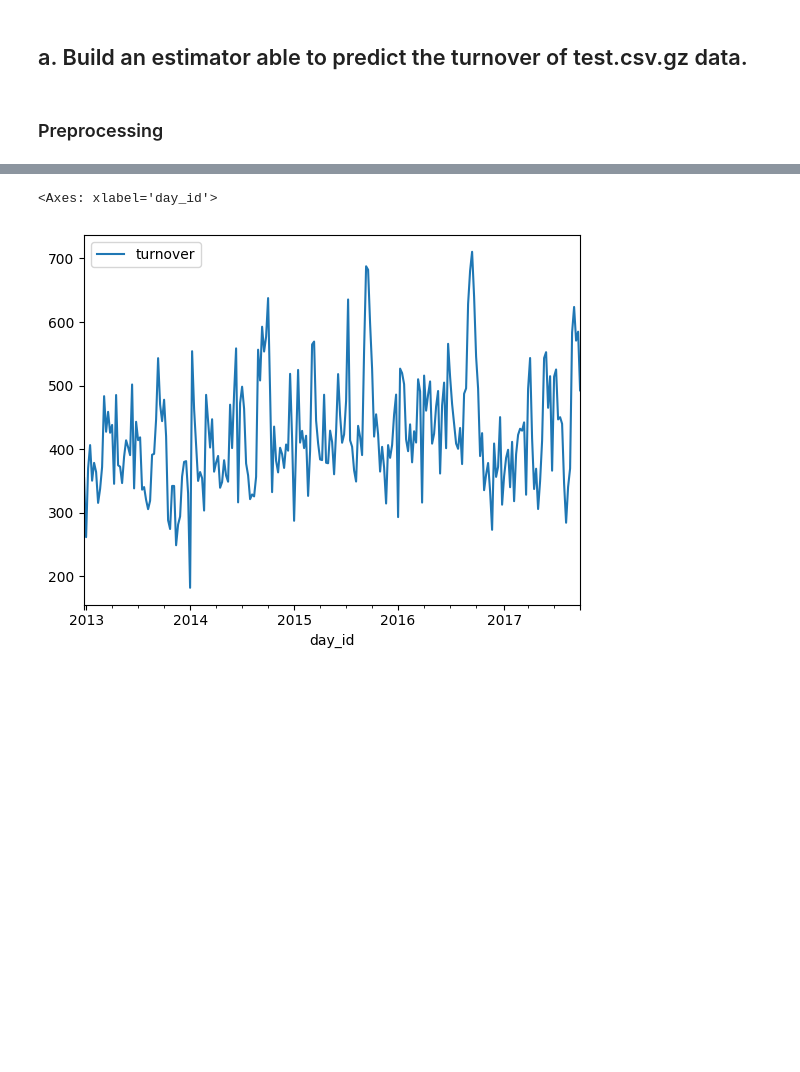
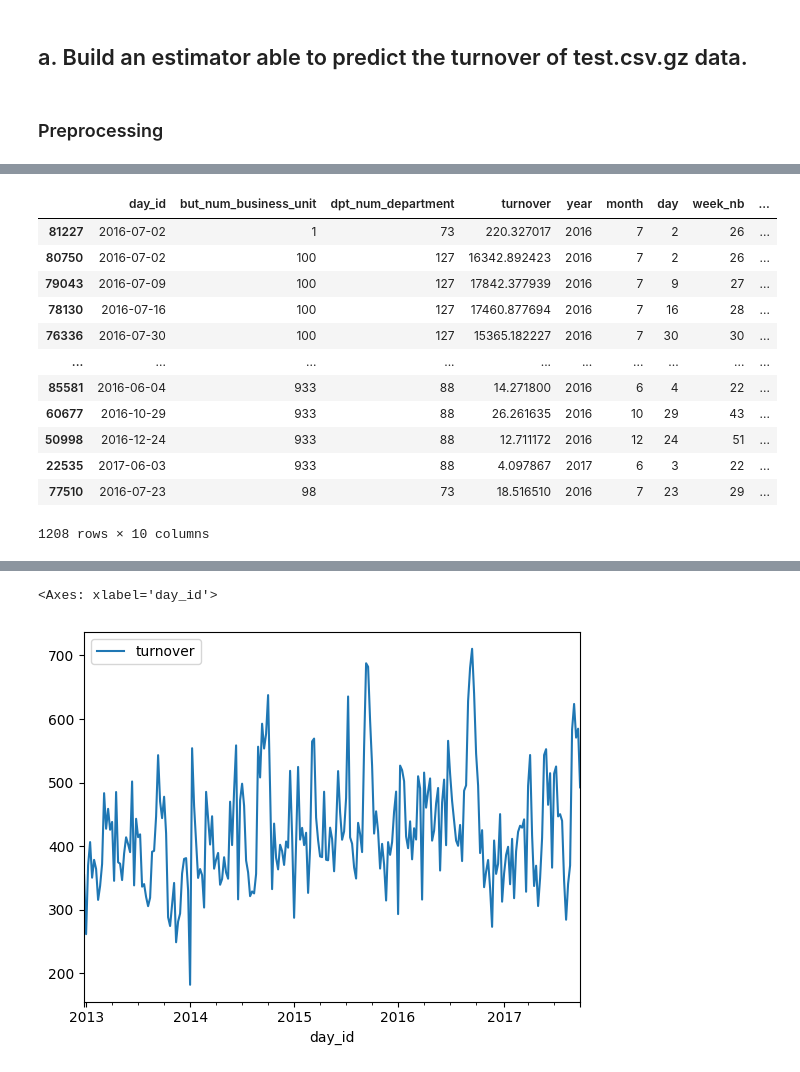
Before and after one commit to bpugnaire/retail-forecast, a Jupyter notebook: notebooks/partie3_multi-step_forecasting.ipynb, the cells around one changed output, grey strips where cells are left out. Drawn from its saved outputs; the diff is of its cells as text; code cells hidden in the pictures; blank space fills up the shorter version.

```diff
--- a/notebooks/partie3_multi-step_forecasting.ipynb
+++ b/notebooks/partie3_multi-step_forecasting.ipynb
@@ -53 +54,17 @@ for store_dep in df_train['store-dep'].unique():
     df_train.loc[df_outliers.index, 'is_outlier'] = True
+# %%
+df_train[df_train['is_outlier'] == True]
+# %% [output]
+|  | day_id | but_num_business_unit | dpt_num_department | turnover | year | month | day | week_nb | ... |
+| 81227 | 2016-07-02 | 1 | 73 | 220.327017 | 2016 | 7 | 2 | 26 | ... |
+| 80750 | 2016-07-02 | 100 | 127 | 16342.892423 | 2016 | 7 | 2 | 26 | ... |
+| 79043 | 2016-07-09 | 100 | 127 | 17842.377939 | 2016 | 7 | 9 | 27 | ... |
+| 78130 | 2016-07-16 | 100 | 127 | 17460.877694 | 2016 | 7 | 16 | 28 | ... |
+| 76336 | 2016-07-30 | 100 | 127 | 15365.182227 | 2016 | 7 | 30 | 30 | ... |
+| ... | ... | ... | ... | ... | ... | ... | ... | ... | ... |
+| 85581 | 2016-06-04 | 933 | 88 | 14.271800 | 2016 | 6 | 4 | 22 | ... |
+| 60677 | 2016-10-29 | 933 | 88 | 26.261635 | 2016 | 10 | 29 | 43 | ... |
+| 50998 | 2016-12-24 | 933 | 88 | 12.711172 | 2016 | 12 | 24 | 51 | ... |
+| 22535 | 2017-06-03 | 933 | 88 | 4.097867 | 2017 | 6 | 3 | 22 | ... |
+| 77510 | 2016-07-23 | 98 | 73 | 18.516510 | 2016 | 7 | 23 | 29 | ... |
+1208 rows × 10 columns
```
Also changed, not shown: parts of 26 cells of this notebook, 6 other files.
